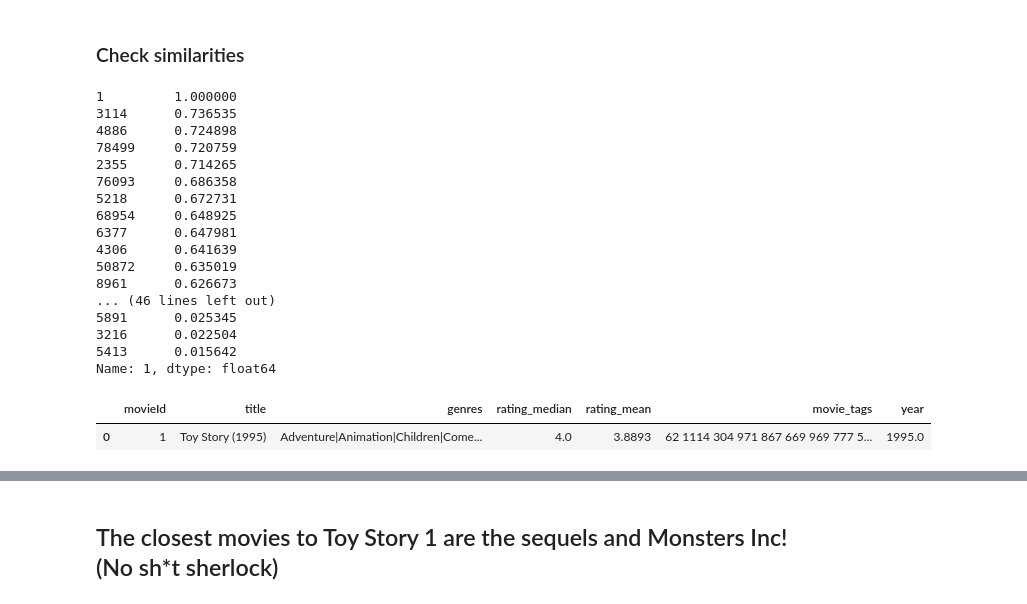
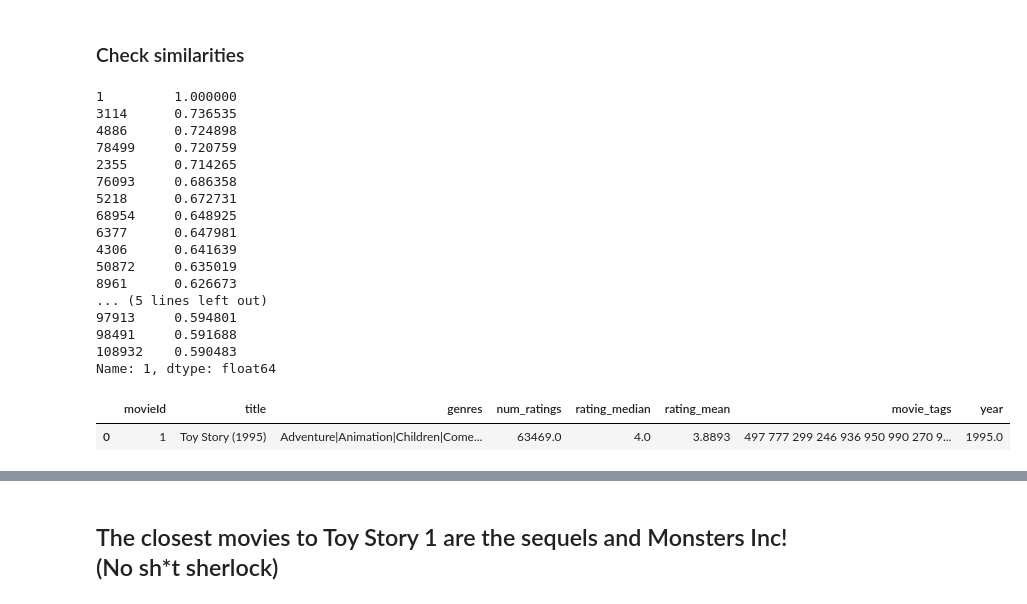
Before and after one commit to osama-haggag/movie-time, a Jupyter notebook: movie_time_investigation.ipynb, the cells around one changed output, grey strips where cells are left out. Drawn from its saved outputs; the diff is of its cells as text; code cells hidden in the pictures.

Commit message:
Update investigation to check movies without tags or ratings

```diff
--- a/movie_time_investigation.ipynb
+++ b/movie_time_investigation.ipynb
@@ -80,9 +75,13 @@ tags_per_movie = tags_to_movies.groupby('movieId').agg({'tagId': lambda x: ' '.j
 # %%
-avg_ratings = ratings.groupby('movieId').agg({'rating': ['median', 'mean']})['rating'].reset_index(level=1)
+avg_ratings = ratings.groupby('movieId')['rating'].agg({
+    'rating_mean': 'mean',
+    'rating_median': 'median',
+    'num_ratings': 'size'
+}).reset_index()
 # %%
-movies_with_ratings = pd.merge(movie_names, avg_ratings, on='movieId')
+movies_with_ratings = pd.merge(movie_names, avg_ratings, how='left', on='movieId')
 # %%
-dataset = pd.merge(movies_with_ratings, tags_per_movie, on='movieId')
+dataset = pd.merge(movies_with_ratings, tags_per_movie, how='left', on='movieId')
 # %%
 dataset.rename(columns={'median': 'rating_median', 'mean': 'rating_mean', 'tagId': 'movie_tags'}, inplace=True)
 # %% [markdown]
@@ -114,6 +137,8 @@ dataset.head()
 from sklearn.feature_extraction.text import TfidfVectorizer, CountVectorizer
 # %%
 from sklearn.metrics.pairwise import cosine_similarity
+# %%
+dataset_with_tags = dataset[~dataset.movie_tags.isnull()].reset_index(drop=True)
 # %%
 bag_of_words = CountVectorizer()
 # %%
@@ -179,7 +216,7 @@ df_tfidf_m2m.tail()
 # %% [markdown]
 ### Check similarities
 # %%
-df_tfidf_m2m.ix[1].sort_values(ascending=False)
+df_tfidf_m2m.ix[1].sort_values(ascending=False)[:20]
 # %% [output]
 1         1.000000
 3114      0.736535
@@ -193,14 +230,14 @@ df_tfidf_m2m.ix[1].sort_values(ascending=False)
 4306      0.641639
 50872     0.635019
 8961      0.626673
-... (46 lines left out)
-5891      0.025345
-3216      0.022504
-5413      0.015642
+... (5 lines left out)
+97913     0.594801
+98491     0.591688
+108932    0.590483
 Name: 1, dtype: float64
 # %%
-dataset[dataset.movieId == 1]
+dataset_with_tags[dataset_with_tags.movieId == 1]
 # %% [output]
-|  | movieId | title | genres | rating_median | rating_mean | movie_tags | year |
-| 0 | 1 | Toy Story (1995) | Adventure|Animation|Children|Come... | 4.0 | 3.8893 | 62 1114 304 971 867 669 969 777 5... | 1995.0 |
+|  | movieId | title | genres | num_ratings | rating_median | rating_mean | movie_tags | year |
+| 0 | 1 | Toy Story (1995) | Adventure|Animation|Children|Come... | 63469.0 | 4.0 | 3.8893 | 497 777 299 246 936 950 990 270 9... | 1995.0 |
 # %%
```
Also changed, not shown: parts of 18 cells of this notebook.
